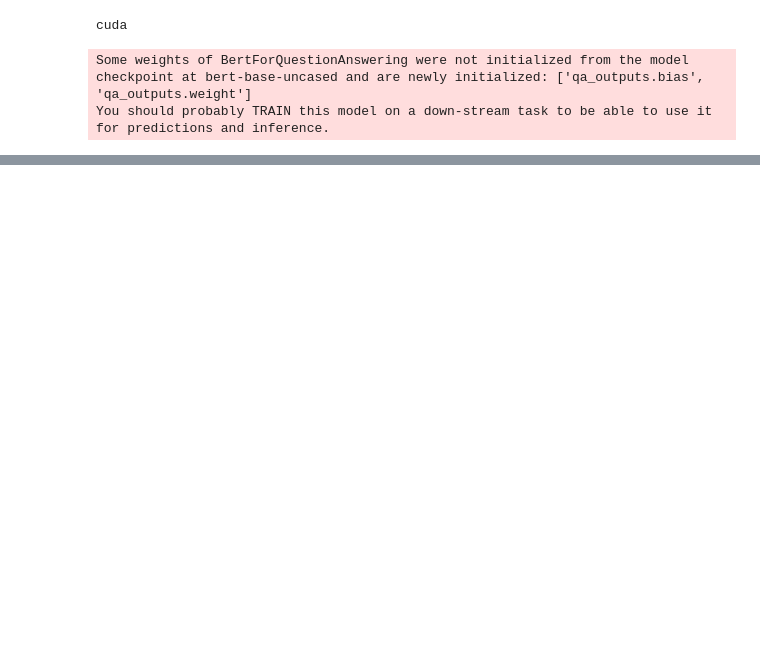
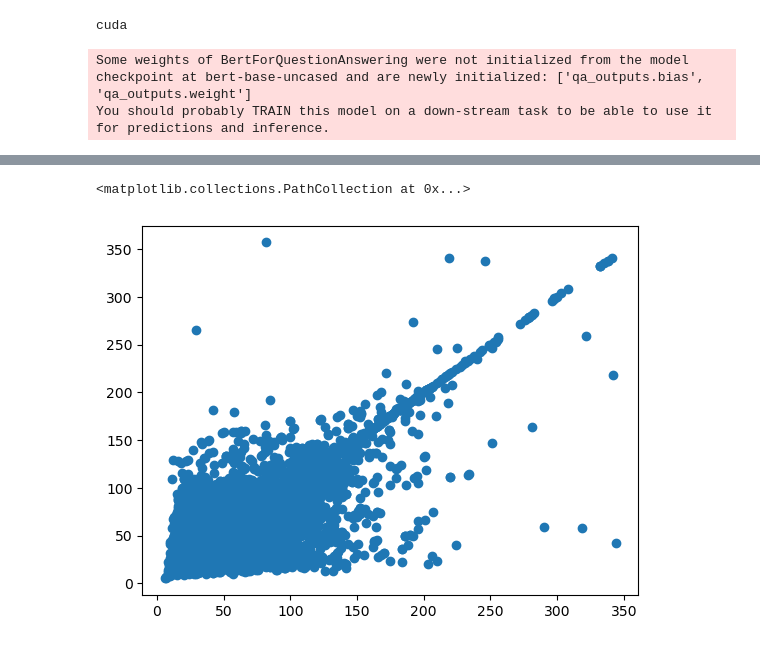
Before and after one commit to yalibert/QA_astroph, a Jupyter notebook: Fine_tuning.ipynb, the cells around one changed output, grey strips where cells are left out. Cells and saved outputs as stored; diff of their text form; code cells hidden in the pictures; blank space fills up the shorter version.

```diff
--- a/Fine_tuning.ipynb
+++ b/Fine_tuning.ipynb
@@ -249,0 +443,44 @@ AttributeError: 'NoneType' object has no attribute 'save_pretrained'
+# %%
+
+from transformers import AutoModelForQuestionAnswering, AutoTokenizer
+
+# Path to the directory where the best model is saved
+best_model_path = "saved_models/best_model"
+
+# Reload the model and tokenizer
+model = AutoModelForQuestionAnswering.from_pretrained(best_model_path)
+model.to(device)
+# Ensure the model is in evaluation mode
+
+model.eval()  #
+
+truth_start = []
+truth_end = []
+pred_start = []
+pred_end = []
+
+with torch.no_grad():
+    for batch in tqdm(test_dataloader):
+    # Move batch to the appropriate device
+        batch = {k: v.to(device) for k, v in batch.items()}
+
+        # Forward pass
+        outputs = model(**batch)
+
+        # Compute the loss
+        start_list = batch["start_positions"]
+        end_list = batch["end_positions"]
+        for i,(start,end) in enumerate(zip(start_list,end_list)):
+            truth_start.append(start.item())
+            truth_end.append(end.item())
+
+        start_list =  torch.argmax(outputs.start_logits,dim=1)
+        end_list = torch.argmax(outputs.end_logits,dim=1)
+        for i,(start,end) in enumerate(zip(start_list,end_list)):
+            pred_start.append(start.item())
+            pred_end.append(end.item())
+# %%
+plt.scatter(truth_start,pred_start)
+# %% [output]
+<matplotlib.collections.PathCollection at 0x...>
+[figure, added]
```
Also changed, not shown: parts of 37 cells of this notebook, 3 other files.
